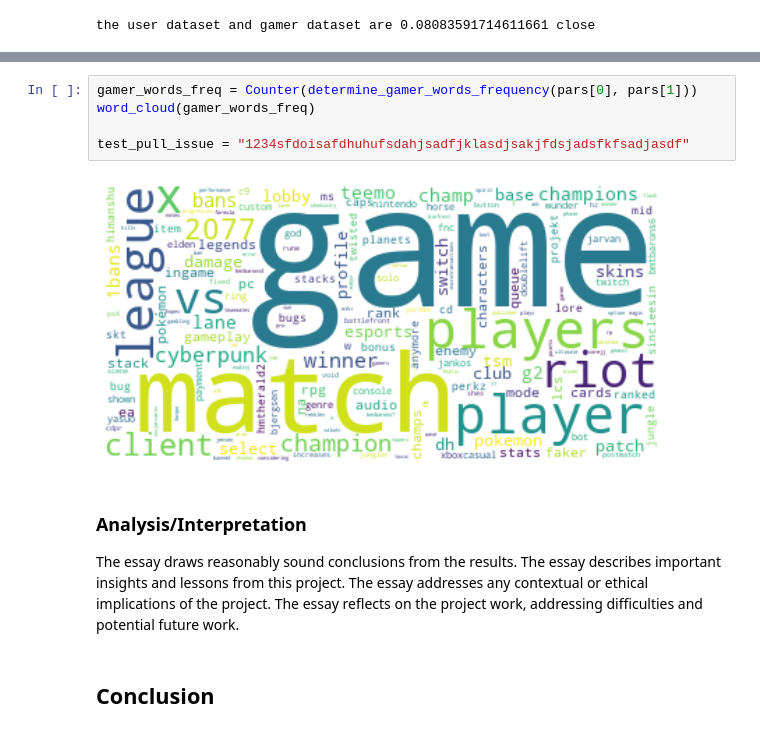
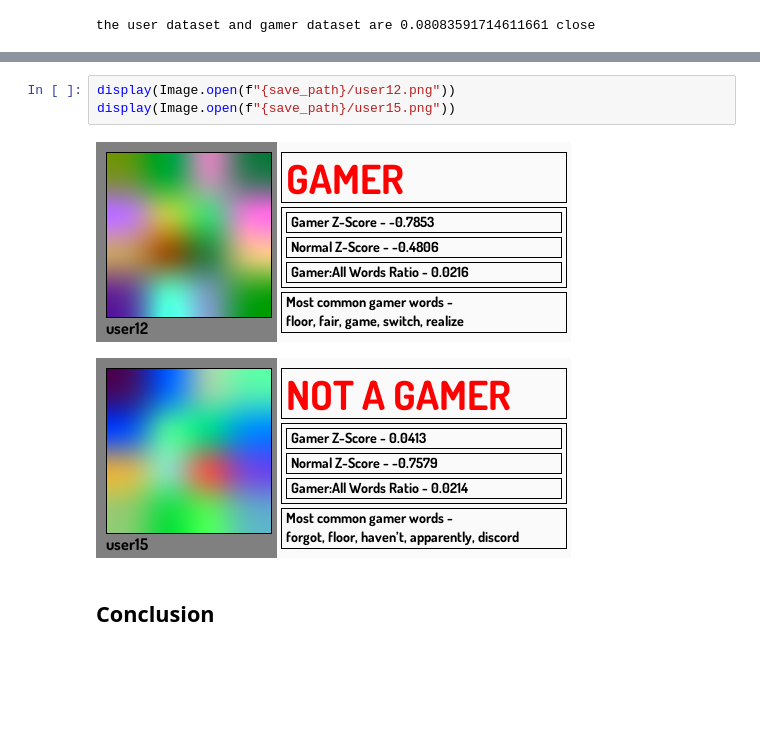
Before and after one commit to aditivinod/language-usage-analysis, a Jupyter notebook: compessay.ipynb, the cells around one changed output, grey strips where cells are left out. Saved outputs shown, nothing was run; the diff lists cells and outputs as text; blank space fills up the shorter version.

```diff
--- a/compessay.ipynb
+++ b/compessay.ipynb
@@ -251,17 +258,9 @@ stacked_histogram(stats, bins, "Normal Closeness", "Gamer Closeness", "Gamer to
-# %%
-gamer_words_freq = Counter(determine_gamer_words_frequency(pars[0], pars[1]))
-word_cloud(gamer_words_freq)
-
-test_pull_issue = "1234sfdoisafdhuhufsdahjsadfjklasdjsakjfdsjadsfkfsadjasdf"
-# %% [output]
-[figure, removed]
-# %% [markdown]
-### Analysis/Interpretation
-
-The essay draws reasonably sound conclusions from the results.
-The essay describes important insights and lessons from this project.
-The essay addresses any contextual or ethical implications of the project.
-The essay reflects on the project work, addressing difficulties and potential future work.
+# %%
+display(Image.open(f"{save_path}/user12.png"))
+display(Image.open(f"{save_path}/user15.png"))
+# %% [output]
+[figure, added]
+[figure, added]
 # %% [markdown]
 ## Conclusion
 # %% [markdown]
```
Also changed, not shown: parts of 29 cells of this notebook, 3 other files.
